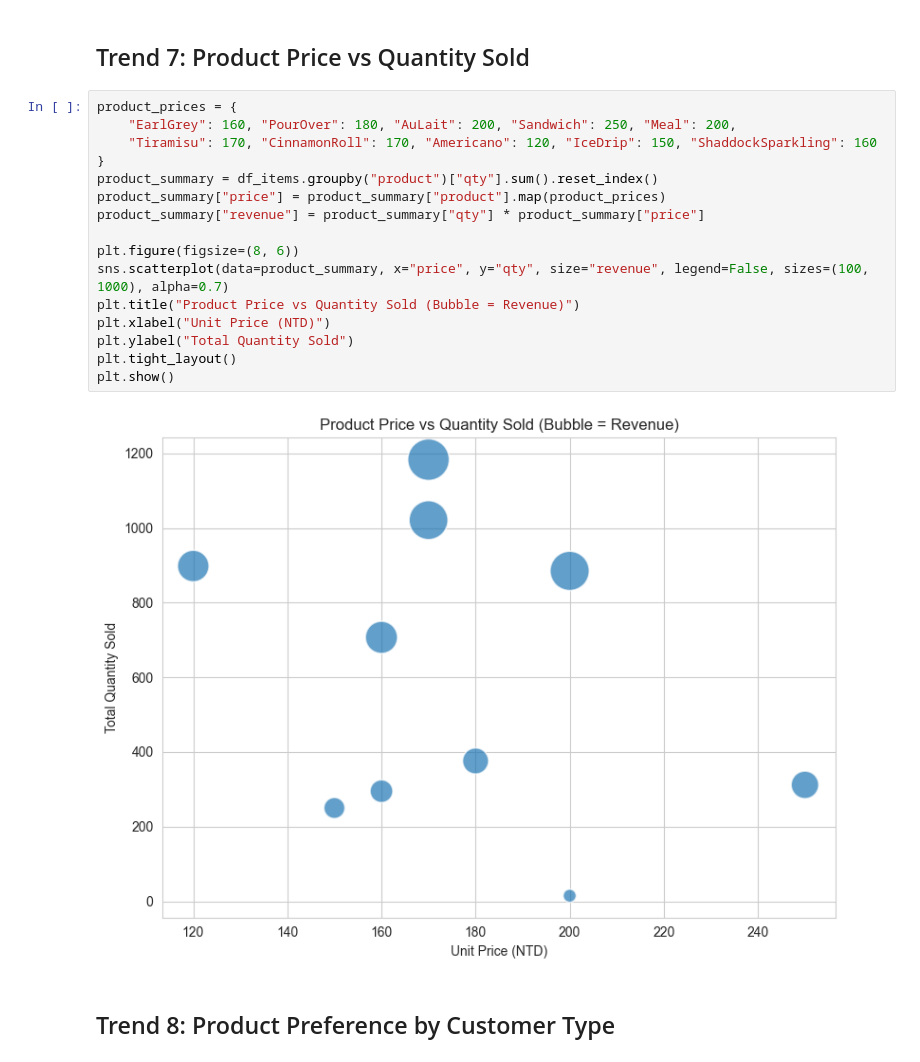
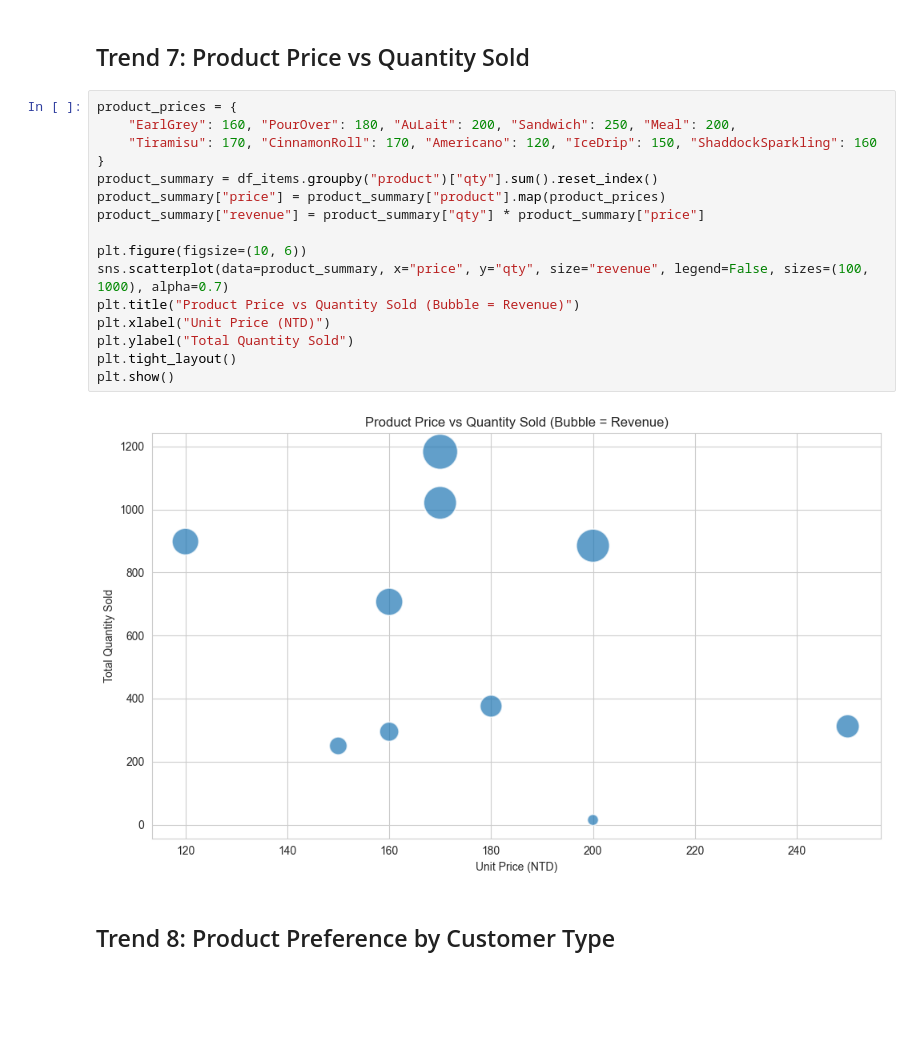
Before and after one commit to dereknir/AGCT_Cafe_Data_Analysis, a Jupyter notebook: notebooks/AGCT_analysis_visual.ipynb, the cells around one changed output. Drawn from its saved outputs; the diff is of its cells as text; blank space fills up the shorter version.

```diff
--- a/notebooks/AGCT_analysis_visual.ipynb
+++ b/notebooks/AGCT_analysis_visual.ipynb
@@ -137,21 +142,21 @@ plt.show()
 # %%
 product_prices = {
     "EarlGrey": 160, "PourOver": 180, "AuLait": 200, "Sandwich": 250, "Meal": 200,
     "Tiramisu": 170, "CinnamonRoll": 170, "Americano": 120, "IceDrip": 150, "ShaddockSparkling": 160
 }
 product_summary = df_items.groupby("product")["qty"].sum().reset_index()
 product_summary["price"] = product_summary["product"].map(product_prices)
 product_summary["revenue"] = product_summary["qty"] * product_summary["price"]
 
-plt.figure(figsize=(8, 6))
+plt.figure(figsize=(10, 6))
 sns.scatterplot(data=product_summary, x="price", y="qty", size="revenue", legend=False, sizes=(100, 1000), alpha=0.7)
 plt.title("Product Price vs Quantity Sold (Bubble = Revenue)")
 plt.xlabel("Unit Price (NTD)")
 plt.ylabel("Total Quantity Sold")
 plt.tight_layout()
 plt.show()
 # %% [output]
-[figure, old version]
+[figure, new version]
 # %% [markdown]
 ## Trend 8: Product Preference by Customer Type
 # %%
```
Also changed, not shown: parts of 8 cells of this notebook.
